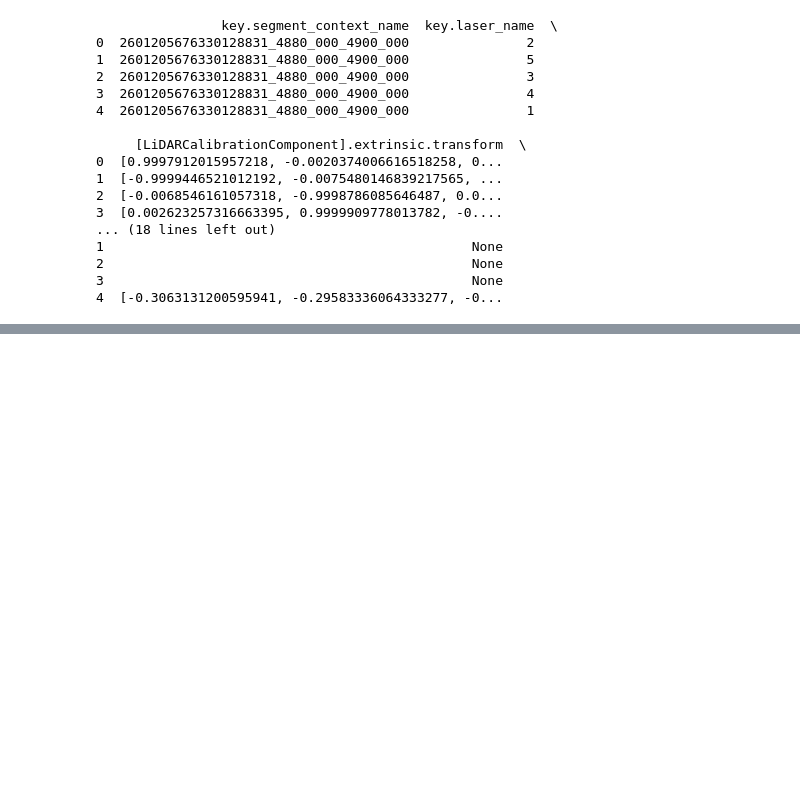
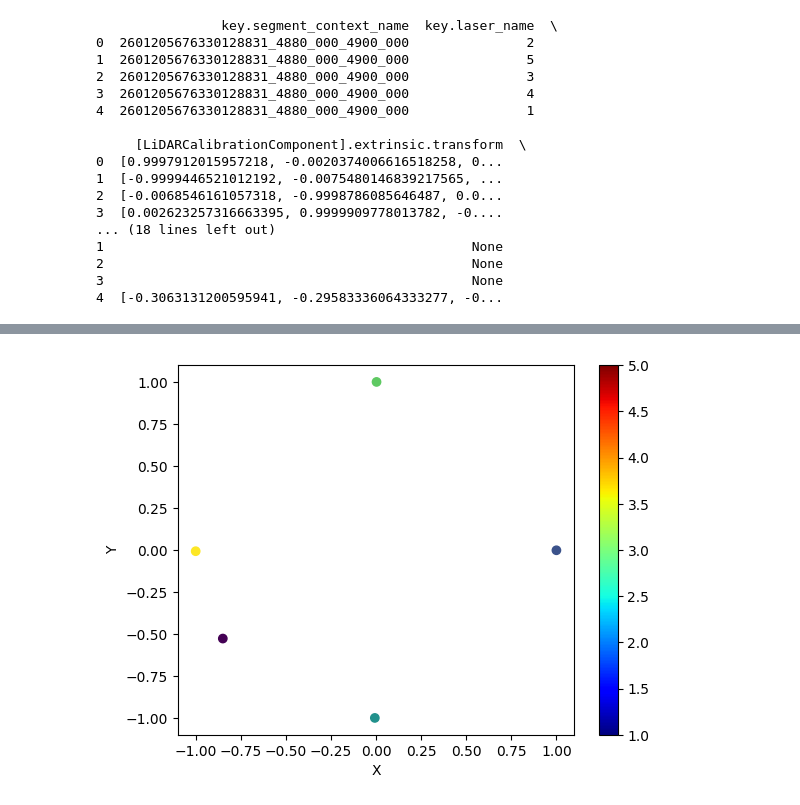
Before and after one commit to neehasajja/waymo-opendataset, a Jupyter notebook: testing/lidar_calibration.ipynb, the cells around one changed output, grey strips where cells are left out. Saved outputs shown, nothing was run; the diff lists cells and outputs as text; code cells hidden in the pictures; blank space fills up the shorter version.

```diff
--- a/testing/lidar_calibration.ipynb
+++ b/testing/lidar_calibration.ipynb
@@ -183,0 +233,32 @@ plt.show()
+# %%
+import matplotlib.pyplot as plt
+
+# Extract the x and y coordinates from the transform column of the DataFrame
+x_coords = [row[0] for row in df['[LiDARCalibrationComponent].extrinsic.transform']]
+y_coords = [row[1] for row in df['[LiDARCalibrationComponent].extrinsic.transform']]
+
+# Extract the laser max values from the DataFrame
+laser_max = df['key.laser_name']
+# Create a dictionary to map laser names to colors
+laser_colors = {
+    2: 'side_left',
+    5: 'side_right',
+    3: 'back_left',
+    4: 'back_right',
+    1: 'front_right'
+}
+
+# Plot the x and y coordinates, color coded by the laser_max values
+fig = plt.figure()
+ax = fig.add_subplot(111)
+ax.scatter(x_coords, y_coords, c=laser_max)
+ax.set_xlabel('X')
+ax.set_ylabel('Y')
+
+# Add a colorbar to the plot
+mappable = cm.ScalarMappable(cmap=cm.jet)
+mappable.set_array(laser_max)
+plt.colorbar(mappable)
+plt.show()
+# %% [output]
+[figure, added]
```
Also changed, not shown: parts of 6 cells of this notebook.
